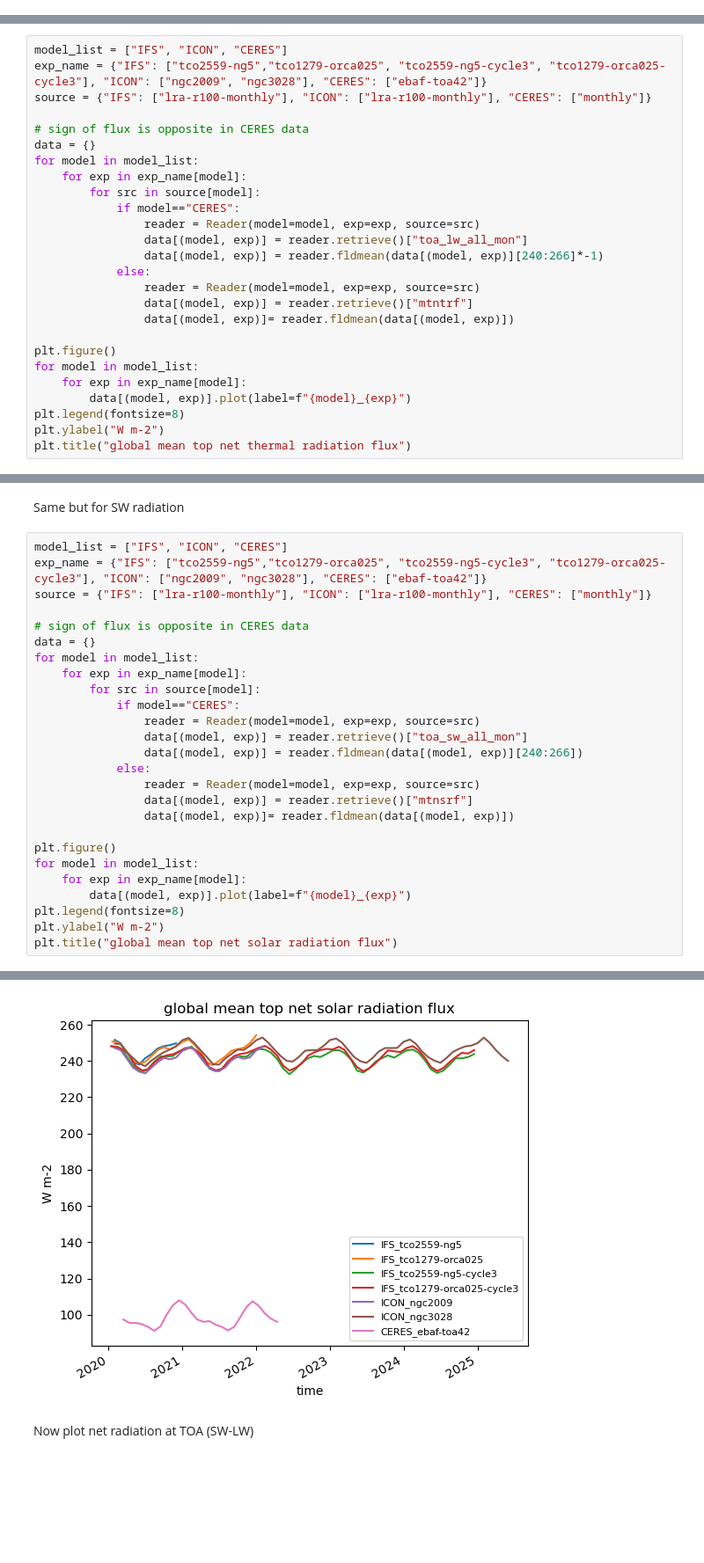
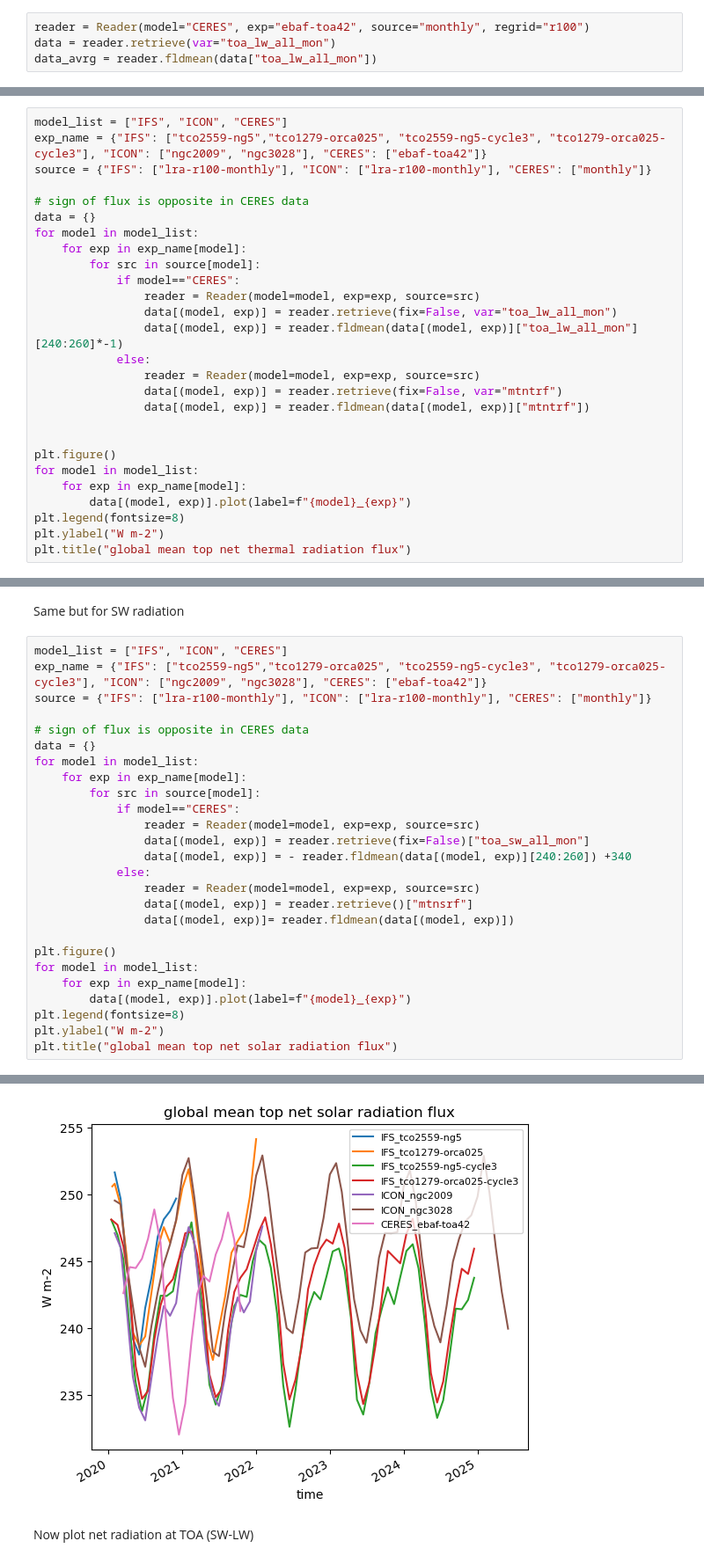
Before and after one commit to DestinE-Climate-DT/AQUA, a Jupyter notebook: diagnostics/basic_stats/olr_toa.ipynb, the cells around one changed output, grey strips where cells are left out. Shown at 88% size. Drawn from its saved outputs; the diff is of its cells as text; blank space fills up the shorter version.

```diff
--- a/diagnostics/basic_stats/olr_toa.ipynb
+++ b/diagnostics/basic_stats/olr_toa.ipynb
@@ -80,0 +96,4 @@ Data variables:
+# %%
+reader = Reader(model="CERES", exp="ebaf-toa42", source="monthly", regrid="r100")
+data = reader.retrieve(var="toa_lw_all_mon")
+data_avrg = reader.fldmean(data["toa_lw_all_mon"])
@@ -92,12 +114,13 @@ for model in model_list:
         for src in source[model]:
             if model=="CERES":
                 reader = Reader(model=model, exp=exp, source=src)
-                data[(model, exp)] = reader.retrieve()["toa_lw_all_mon"]
-                data[(model, exp)] = reader.fldmean(data[(model, exp)][240:266]*-1)
+                data[(model, exp)] = reader.retrieve(fix=False, var="toa_lw_all_mon")
+                data[(model, exp)] = reader.fldmean(data[(model, exp)]["toa_lw_all_mon"][240:260]*-1)
             else:
                 reader = Reader(model=model, exp=exp, source=src)
-                data[(model, exp)] = reader.retrieve()["mtntrf"]
-                data[(model, exp)]= reader.fldmean(data[(model, exp)])
+                data[(model, exp)] = reader.retrieve(fix=False, var="mtntrf")
+                data[(model, exp)] = reader.fldmean(data[(model, exp)]["mtntrf"])
+
 
 plt.figure()
 for model in model_list:
@@ -125,8 +148,8 @@ for model in model_list:
         for src in source[model]:
             if model=="CERES":
                 reader = Reader(model=model, exp=exp, source=src)
-                data[(model, exp)] = reader.retrieve()["toa_sw_all_mon"]
-                data[(model, exp)] = reader.fldmean(data[(model, exp)][240:266])
+                data[(model, exp)] = reader.retrieve(fix=False)["toa_sw_all_mon"]
+                data[(model, exp)] = - reader.fldmean(data[(model, exp)][240:260]) +340
             else:
                 reader = Reader(model=model, exp=exp, source=src)
                 data[(model, exp)] = reader.retrieve()["mtnsrf"]
@@ -145,5 +168,5 @@ plt.title("global mean top net solar radiation flux")
 Text(0.5, 1.0, 'global mean top net solar radiation flux')
-[figure, old version]
+[figure, new version]
 # %% [markdown]
 Now plot net radiation at TOA (SW-LW)
 # %%
```
Also changed, not shown: parts of 6 cells of this notebook, 1 other file.
